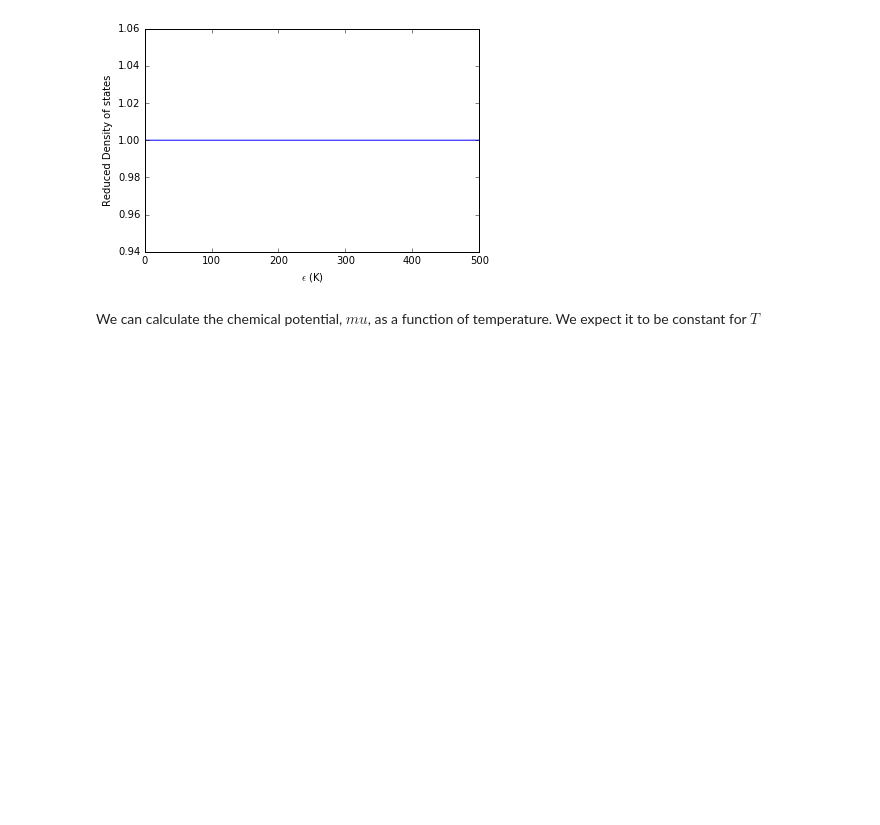
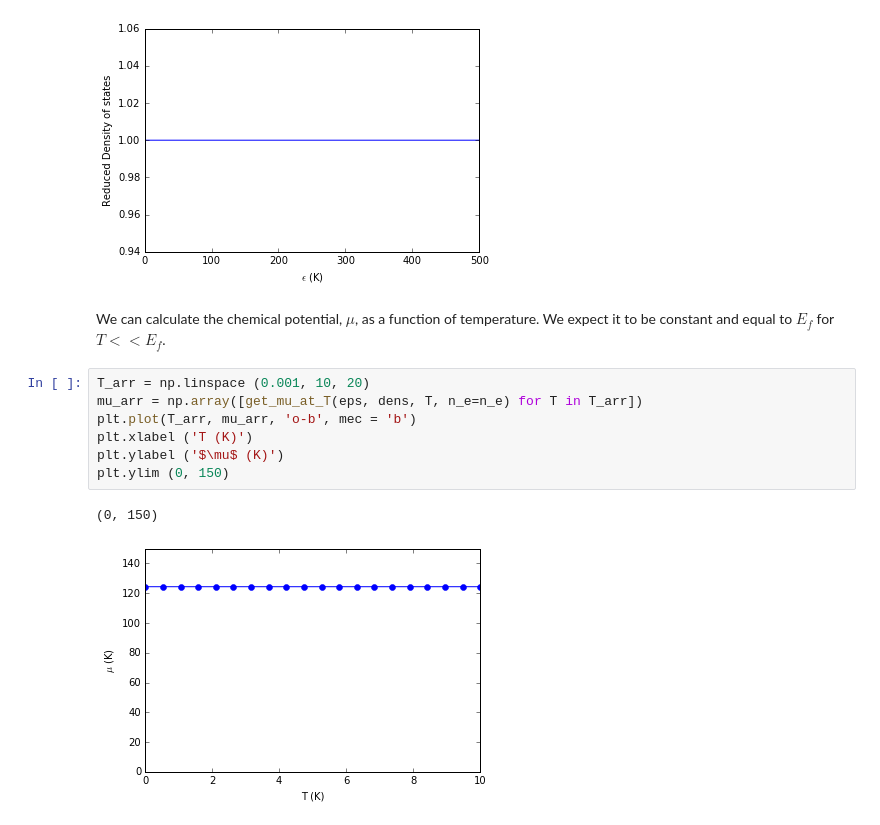
Before and after one commit to ben741/non-interacting-2DEG, a Jupyter notebook: demo.ipynb, the cells around one changed output. Cells and saved outputs as stored; diff of their text form; blank space fills up the shorter version.

```diff
--- a/demo.ipynb
+++ b/demo.ipynb
@@ -41,4 +47,14 @@ plt.ylabel (r'Reduced Density of states')
 <matplotlib.text.Text at 0x...>
 [figure]
 # %% [markdown]
-We can calculate the chemical potential, $mu$, as a function of temperature. We expect it to be constant for $T$
+We can calculate the chemical potential, $\mu$, as a function of temperature. We expect it to be constant and equal to $E_f$ for $T << E_f$.
+# %%
+T_arr = np.linspace (0.001, 10, 20)
+mu_arr = np.array([get_mu_at_T(eps, dens, T, n_e=n_e) for T in T_arr])
+plt.plot(T_arr, mu_arr, 'o-b', mec = 'b')
+plt.xlabel ('T (K)')
+plt.ylabel ('$\mu$ (K)')
+plt.ylim (0, 150)
+# %% [output]
+(0, 150)
+[figure, added]
```
Also changed, not shown: parts of 19 cells of this notebook, 1 other file.
